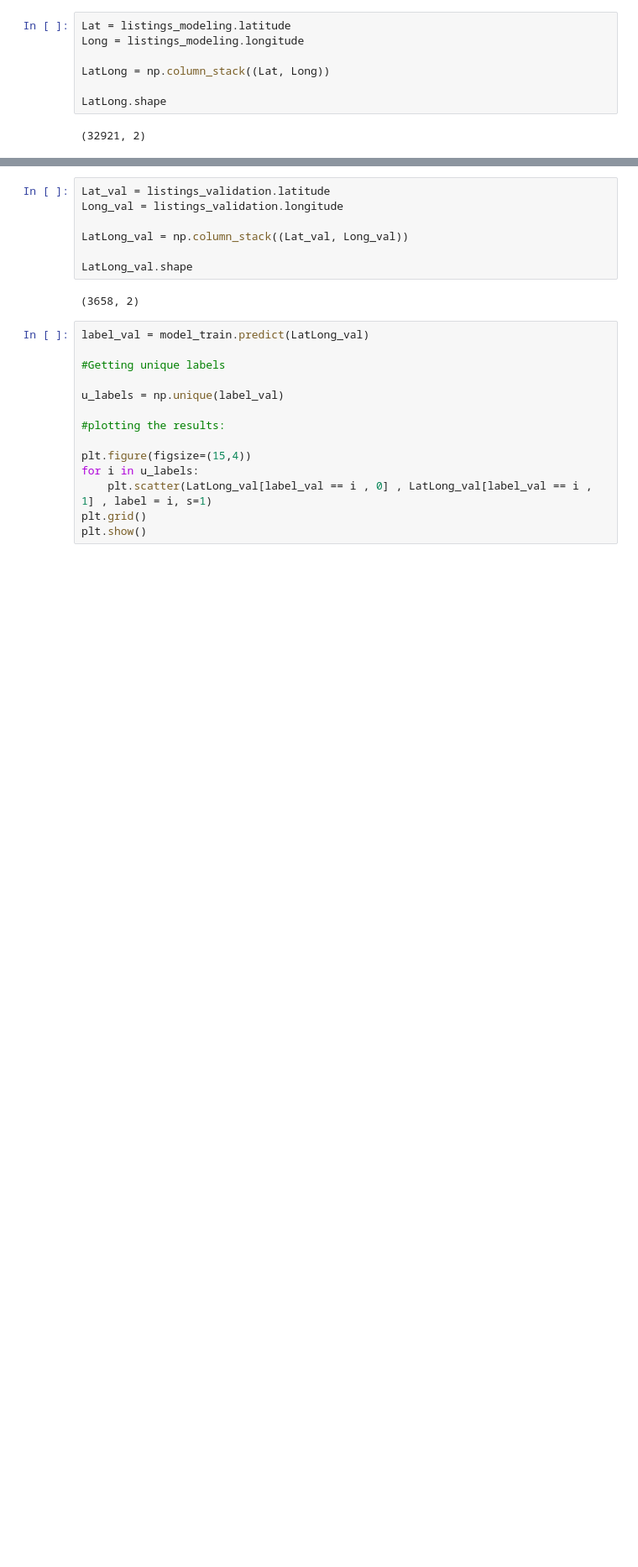
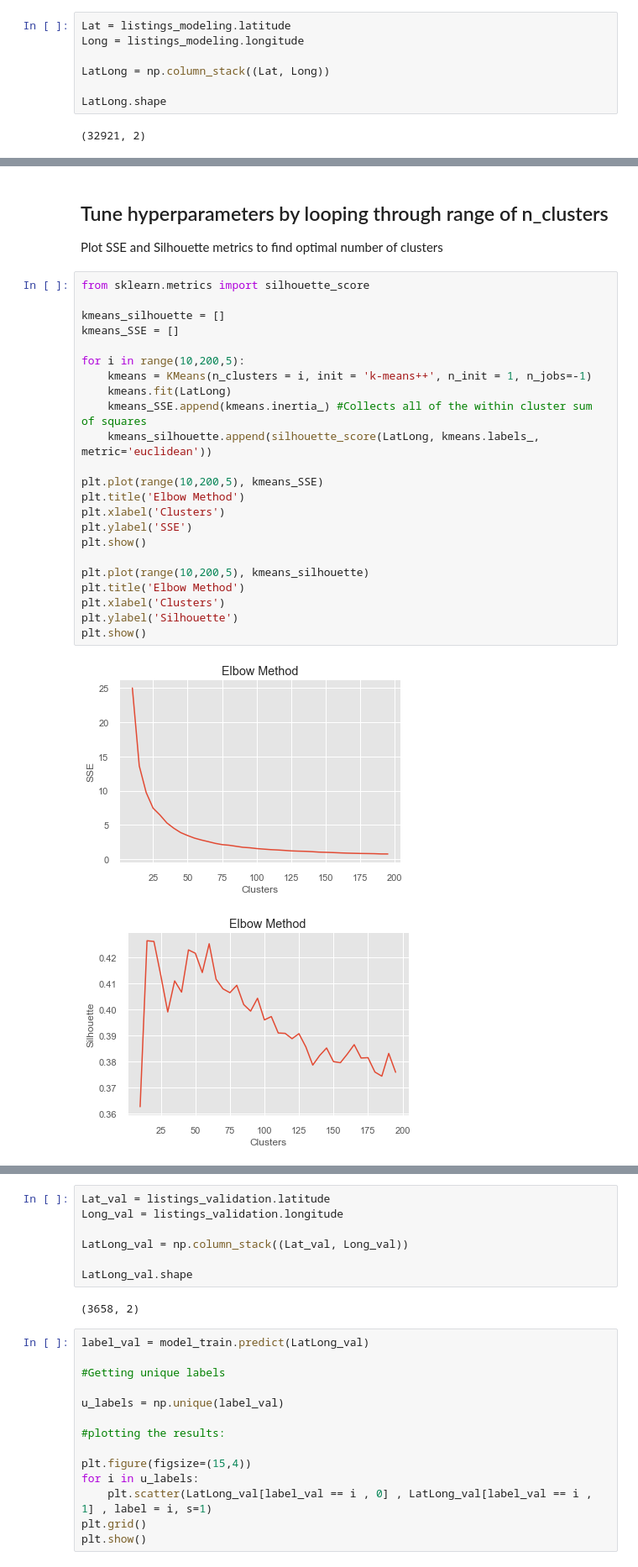
Before and after one commit to rickfontenot/airbnb, a Jupyter notebook: Lab3/lab3_team.ipynb, the cells around one changed output, grey strips where cells are left out. Shown at 84% size. Cells and saved outputs as stored; diff of their text form; blank space fills up the shorter version.

```diff
--- a/Lab3/lab3_team.ipynb
+++ b/Lab3/lab3_team.ipynb
@@ -873,0 +892,30 @@ plt.show()
+# %% [markdown]
+## Tune hyperparameters by looping through range of n_clusters
+
+Plot SSE and Silhouette metrics to find optimal number of clusters
+# %%
+from sklearn.metrics import silhouette_score
+
+kmeans_silhouette = []
+kmeans_SSE = []
+
+for i in range(10,200,5):
+    kmeans = KMeans(n_clusters = i, init = 'k-means++', n_init = 1, n_jobs=-1)
+    kmeans.fit(LatLong)
+    kmeans_SSE.append(kmeans.inertia_) #Collects all of the within cluster sum of squares
+    kmeans_silhouette.append(silhouette_score(LatLong, kmeans.labels_, metric='euclidean'))
+
+plt.plot(range(10,200,5), kmeans_SSE)
+plt.title('Elbow Method')
+plt.xlabel('Clusters')
+plt.ylabel('SSE')
+plt.show()
+
+plt.plot(range(10,200,5), kmeans_silhouette)
+plt.title('Elbow Method')
+plt.xlabel('Clusters')
+plt.ylabel('Silhouette')
+plt.show()
+# %% [output]
+[figure, added]
+[figure, added]
```
Also changed, not shown: parts of 28 cells of this notebook.
